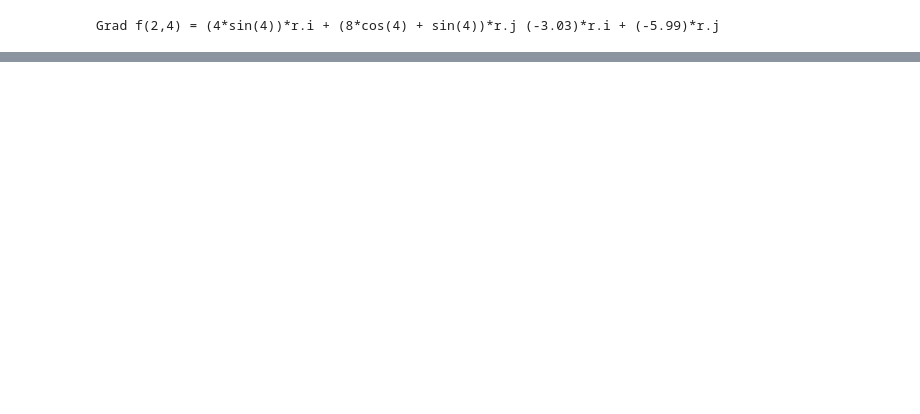
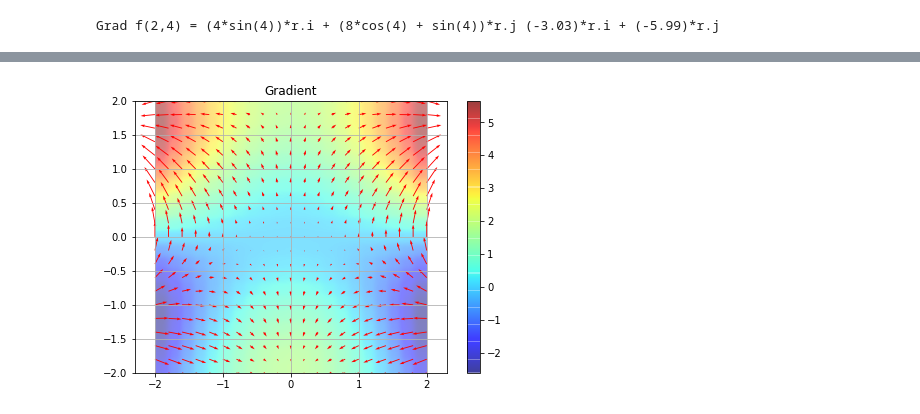
Before and after one commit to pfabo/notebook-fdtd, a Jupyter notebook: 010_gradient.ipynb, the cells around one changed output, grey strips where cells are left out. Saved outputs shown, nothing was run; the diff lists cells and outputs as text; code cells hidden in the pictures; blank space fills up the shorter version.

```diff
--- a/010_gradient.ipynb
+++ b/010_gradient.ipynb
@@ -69,0 +106,13 @@ plt.show()
+# %%
+fig = plt.figure(figsize=(7,5))
+ax = fig.add_subplot(111)
+ax.quiver(x, y, gx, gy, color='r')
+img = ax.imshow(fn, extent=[-2, 2, -2, 2], origin='lower', interpolation='kaiser',
+                 clip_on=True, alpha=0.5, cmap='jet')
+fig.colorbar(img)
+plt.axis('equal')
+plt.title('Gradient')
+plt.grid()
+plt.show()
+# %% [output]
+[figure, added]
```
Also changed, not shown: parts of 9 cells of this notebook, 20 other files.
